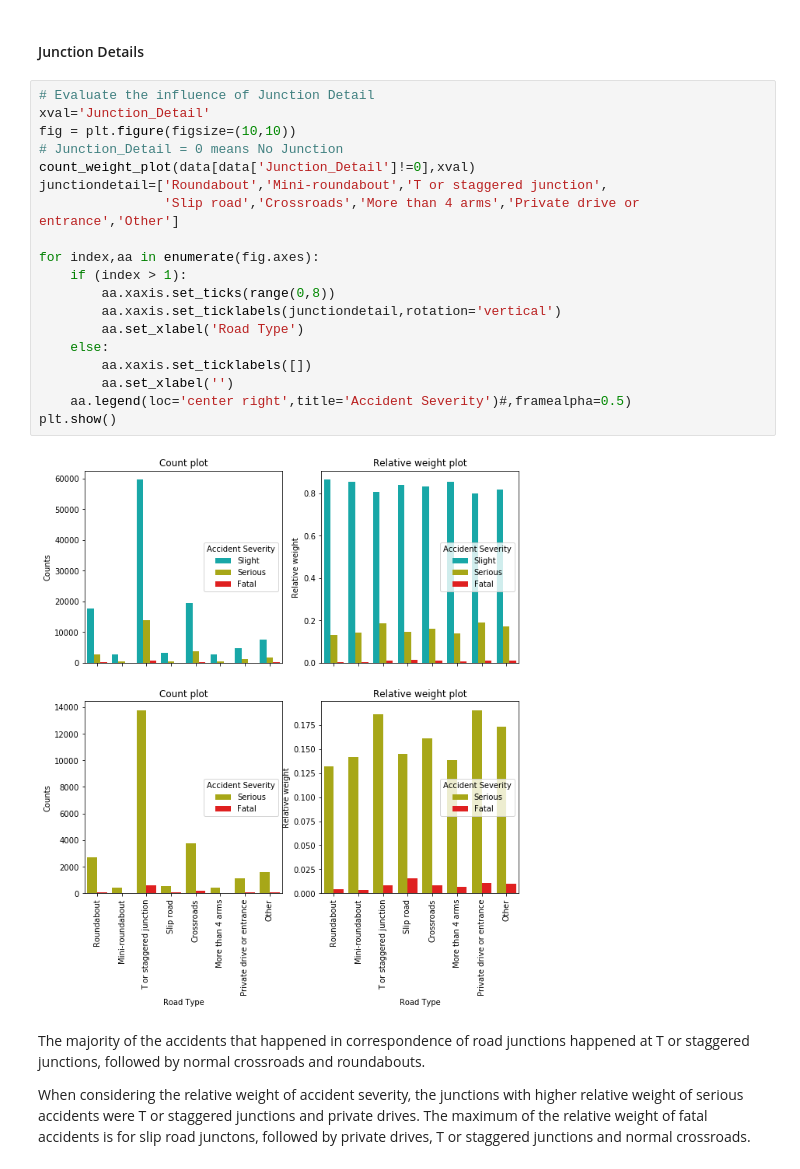
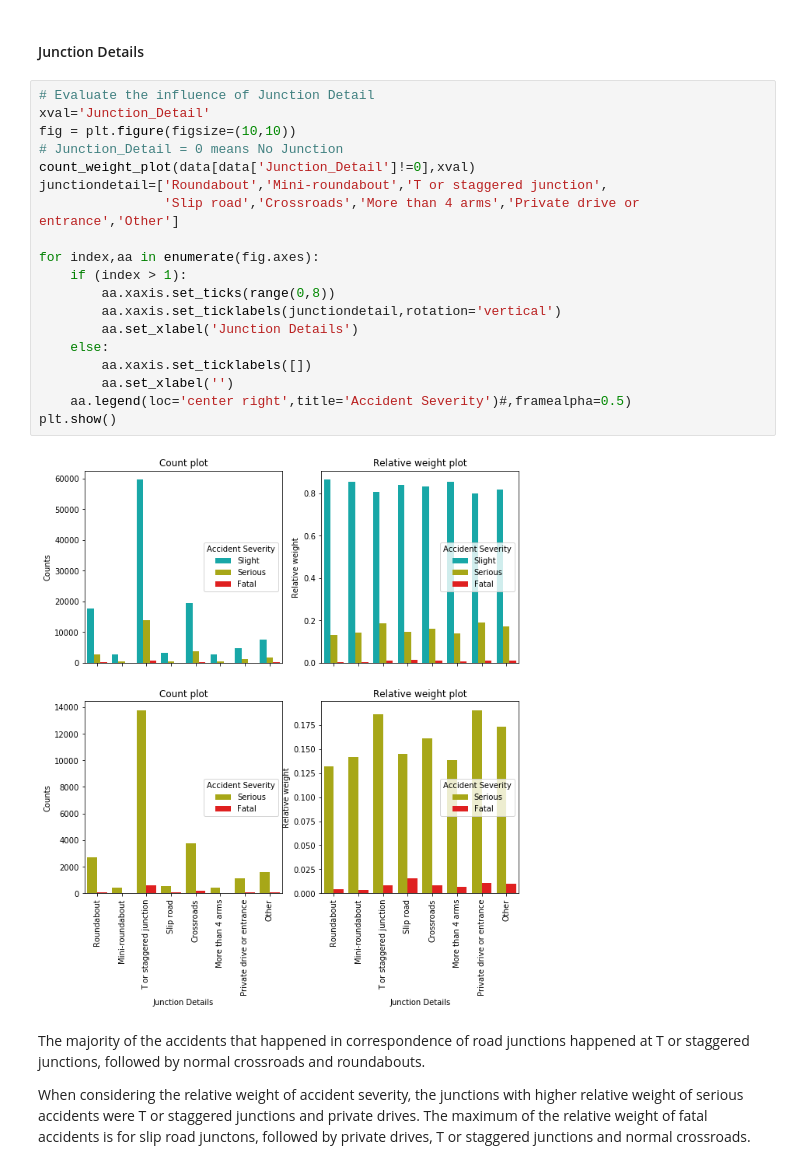
Before and after one commit to AntonioBL/Coursera_Capstone, a Jupyter notebook: capstone.ipynb, the cells around one changed output. Drawn from its saved outputs; the diff is of its cells as text.

```diff
--- a/capstone.ipynb
+++ b/capstone.ipynb
@@ -637,24 +637,24 @@ Roundabouts show the smallest relative weight of fatal accidents for this catego
 # %%
 # Evaluate the influence of Junction Detail
 xval='Junction_Detail'
 fig = plt.figure(figsize=(10,10))
 # Junction_Detail = 0 means No Junction
 count_weight_plot(data[data['Junction_Detail']!=0],xval)
 junctiondetail=['Roundabout','Mini-roundabout','T or staggered junction',
                 'Slip road','Crossroads','More than 4 arms','Private drive or entrance','Other']
 
 for index,aa in enumerate(fig.axes):
     if (index > 1):
         aa.xaxis.set_ticks(range(0,8))
         aa.xaxis.set_ticklabels(junctiondetail,rotation='vertical')
-        aa.set_xlabel('Road Type')
+        aa.set_xlabel('Junction Details')
     else:
         aa.xaxis.set_ticklabels([])
         aa.set_xlabel('')
     aa.legend(loc='center right',title='Accident Severity')#,framealpha=0.5)
 plt.show()
 # %% [output]
-[figure, old version]
+[figure, new version]
 # %% [markdown]
 The majority of the accidents that happened in correspondence of road junctions happened at T or staggered junctions, followed by normal crossroads and roundabouts.
 
```
Also changed, not shown: parts of 2 cells of this notebook, 3 other files.
